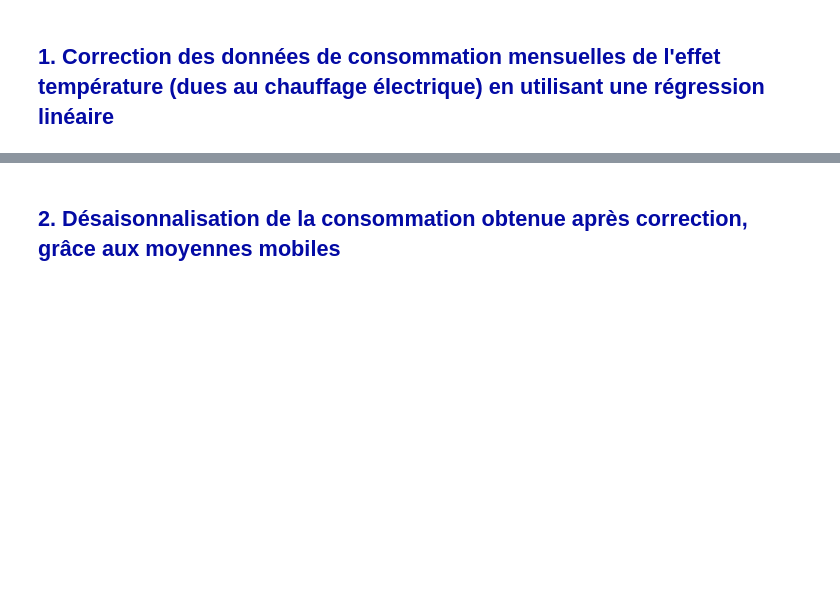
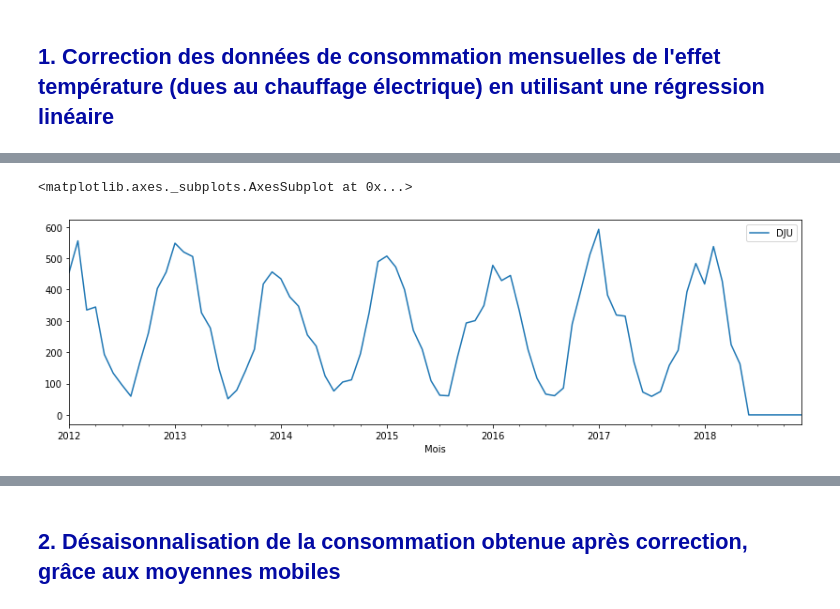
Before and after one commit to MattSioll/DataAnalyst, a Jupyter notebook: Projet 9/P9_01_code.ipynb, the cells around one changed output, grey strips where cells are left out. Drawn from its saved outputs; the diff is of its cells as text; code cells hidden in the pictures; blank space fills up the shorter version.

```diff
--- a/Projet 9/P9_01_code.ipynb
+++ b/Projet 9/P9_01_code.ipynb
@@ -88,0 +120,5 @@ Dju_clim = pd.read_csv('dju_clim.csv')
+# %%
+data.plot(x='Mois',y="DJU", figsize=(14,4))
+# %% [output]
+<matplotlib.axes._subplots.AxesSubplot at 0x...>
+[figure, added]
```
Also changed, not shown: parts of 9 cells of this notebook.
